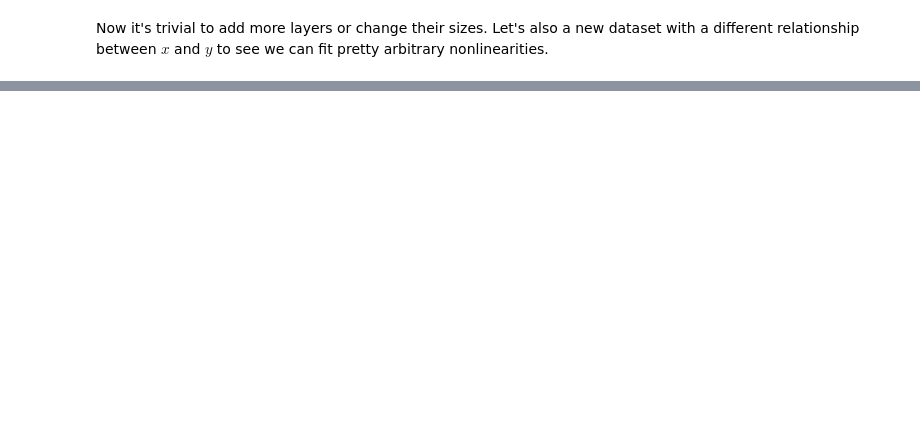
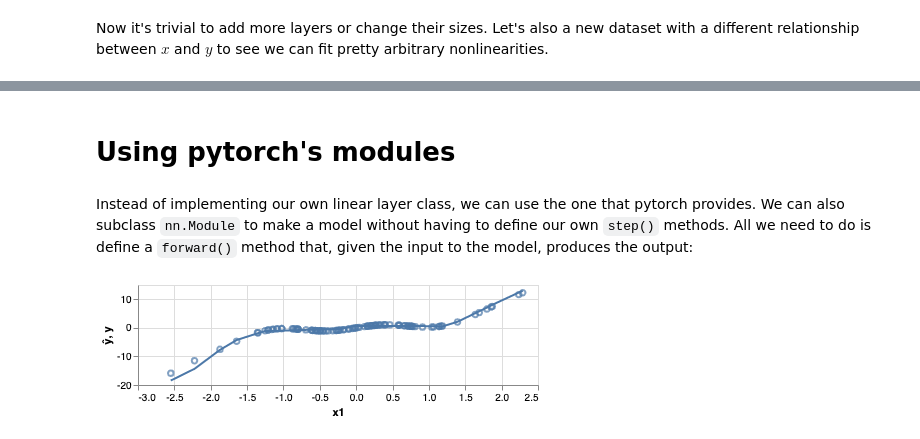
Before and after one commit to alejandroschuler/articles, a Jupyter notebook: linear_reg_torch.ipynb, the cells around one changed output, grey strips where cells are left out. Drawn from its saved outputs; the diff is of its cells as text; code cells hidden in the pictures; blank space fills up the shorter version.

```diff
--- a/linear_reg_torch.ipynb
+++ b/linear_reg_torch.ipynb
@@ -856,0 +881,24 @@ alt.Chart(preds).mark_point().encode(x='x1', y='y'))
+# %% [markdown]
+# Using pytorch's modules
+# %% [markdown]
+Instead of implementing our own linear layer class, we can use the one that pytorch provides. We can also subclass `nn.Module` to make a model without having to define our own `step()` methods. All we need to do is define a `forward()` method that, given the input to the model, produces the output:
+# %%
+import torch.nn as nn
+import torch.nn.functional as F
+import torch.optim as optim
+
+class Model(nn.Module): # subclass nn.Module
+
+    def __init__(self, sizes):
+        super().__init__() # we need to initialize the nn.Module superclass for things to work
+        self.layers = nn.ModuleList([nn.Linear(h1,h2) for h1, h2 in zip(sizes[:-1], sizes[1:])])
+        self.activation = F.relu
+
+    def forward(self,x):
+        for layer in self.layers[:-1]:
+            x = self.activation(layer(x))
+        return self.layers[-1](x)
+# %%
+my_model = Model([1,100,10,1]) # creates a model object with input size 1, two hidden layers of size 10, and an output of size 1
+criterion = nn.MSELoss() # the loss function in torch is often named "criterion"
+optimizer = optim.SGD(my_model.parameters(), lr=1*10e-4)
@@ -856,0 +917,6 @@ alt.Chart(preds).mark_point().encode(x='x1', y='y'))
+# %%
+preds = pd.DataFrame({'ŷ':my_model(x).detach().numpy()[:,0], 'y':y[:,0], 'x1':x[:,0]})
+(alt.Chart(preds, height=100).mark_line().encode(x='x1', y='ŷ') +
+alt.Chart(preds).mark_point().encode(x='x1', y='y'))
+# %% [output]
+[figure, added]
```
Also changed, not shown: parts of 62 cells of this notebook.
